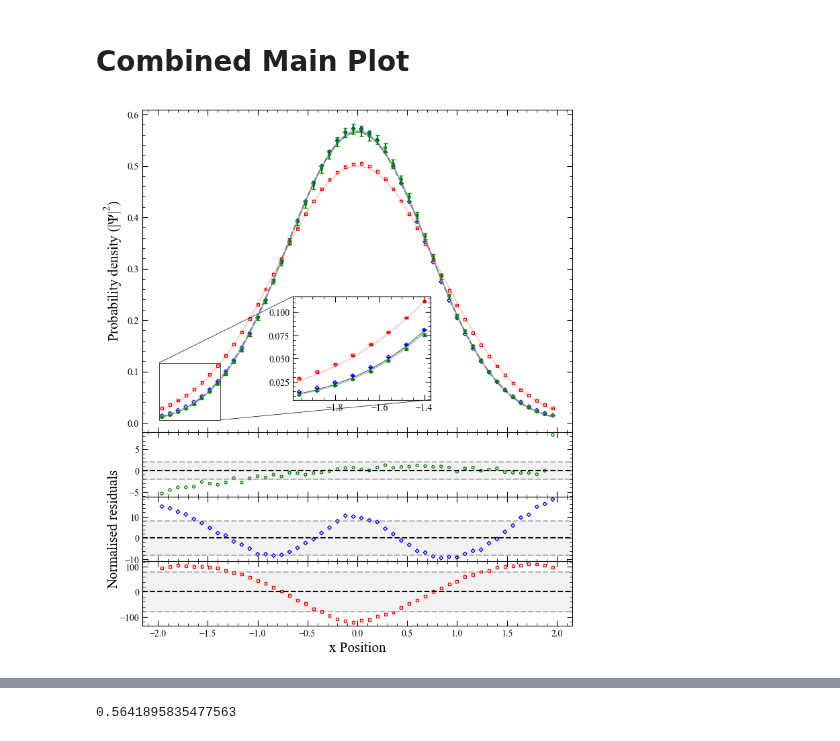
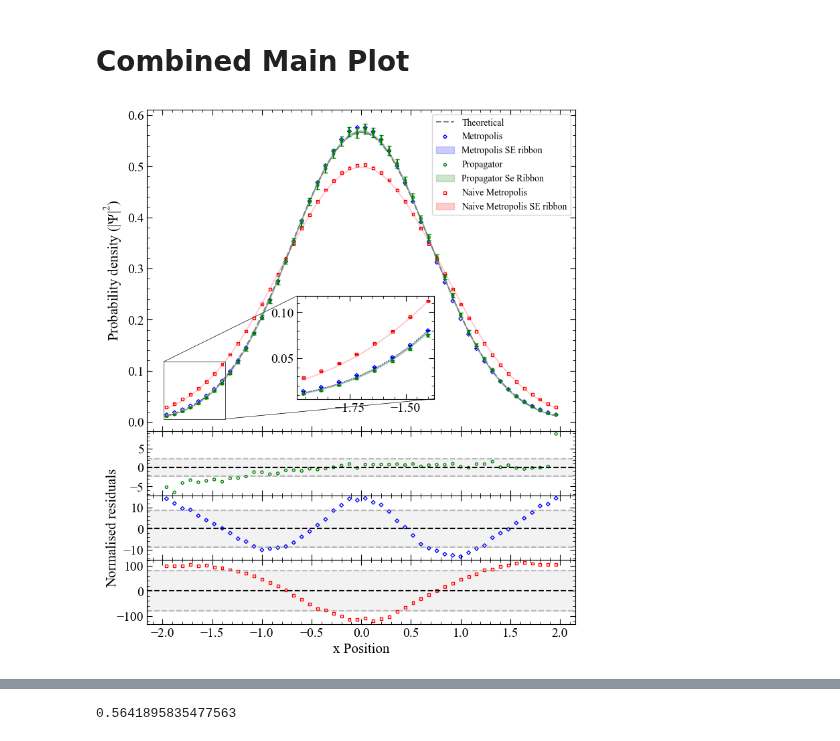
Before and after one commit to Sebastian426/Sebastian_Sloan_Computational_Physics, a Jupyter notebook: Results Figures.ipynb, the cells around one changed output, grey strips where cells are left out. Saved outputs shown, nothing was run; the diff lists cells and outputs as text; code cells hidden in the pictures.

Commit message:
Most Data analysis if not all is now complete

```diff
--- a/Results Figures.ipynb
+++ b/Results Figures.ipynb
@@ -1020,6 +1018,17 @@ plt.show()
 # %% [markdown]
 # Combined Main Plot
+# %%
+plt.rcParams.update({
+    "font.size": 16,        # Base font size
+    "axes.titlesize": 18,   # Title font size
+    "axes.labelsize": 16,   # Axis label size
+    "xtick.labelsize": 14,  # X tick labels
+    "ytick.labelsize": 14,  # Y tick labels
+    "legend.fontsize": 10,  # Legend font
+    "figure.titlesize": 20  # Figure title
+})
 # %%
+
 from mpl_toolkits.axes_grid1.inset_locator import mark_inset
 
 #combined plot
@@ -1045,40 +1054,23 @@ plt.plot(x_binned, pdf_analytic_binned, linestyle = "--", color = "grey", label
 #optimised
 plt.scatter(x_binned, pdf_binned_metrop, marker = "D", s = 8,color = "blue", facecolor = "none", label = "Metropolis")
 plt.errorbar(x_binned, pdf_binned_metrop, yerr= pdf_binned_metrop_err, linestyle = "none", color = "blue")
-plt.fill_between(x_binned, y_max_metrop_binned, y_min_metrop_binned, color = "blue", alpha = 0.2)
+plt.fill_between(x_binned, y_max_metrop_binned, y_min_metrop_binned, color = "blue", alpha = 0.2, label = "Metropolis SE ribbon")
 
 
 #propagator
 plt.scatter(x_binned, pdf_binned_prop, marker = "o", s = 8, color = "green", facecolor = "none", label = "Propagator")
 plt.errorbar(x_binned, pdf_binned_prop, yerr = pdf_binned_prop_err, linestyle = "none", color = "green", capsize = 2)
-plt.fill_between(x_binned, y_max_prop_binned, y_min_prop_binned, color = "green", alpha = 0.2, label = "Se Ribbon")
+plt.fill_between(x_binned, y_max_prop_binned, y_min_prop_binned, color = "green", alpha = 0.2, label = "Propagator Se Ribbon")
 
 
 #naive
 plt.scatter(x_binned, pdf_binned_metrop_B2, marker = "s", s = 8,color = "red", facecolor = "none", label = "Naive Metropolis")
 plt.errorbar(x_binned, pdf_binned_metrop_B2, yerr= pdf_binned_metrop_err_B2, linestyle = "none", color = "red")
-plt.fill_between(x_binned, y_max_metrop_binned_B2, y_min_metrop_binned_B2, color = "red", alpha = 0.2)
+plt.fill_between(x_binned, y_max_metrop_binned_B2, y_min_metrop_binned_B2, color = "red", alpha = 0.2, label = "Naive Metropolis SE ribbon")
 
 
 plt.ylabel(r"Probability density ($| \Psi |^2$)", fontsize=15)
-
-
-# #Inset for centre
-# start_index = 20
-# end_index = 30
-# inset = fig.add_axes([0.35, 0.1, 0.32, 0.32])
-#
-# mark_inset(plt2, inset, loc1=2, loc2=1, fc="none", ec="black", lw=0.5)
-#
-# inset.plot(x_binned[start_index:end_index],pdf_analytic_binned[start_index:end_index], color = 'black',linestyle = "--", linewidth = 0.5) #analytic
-#
-# inset.errorbar(x_binned[start_index:end_index], pdf_binned_metrop[start_index:end_index],yerr = pdf_binned_metrop_err[start_index:end_index], color = "blue", linestyle ='none', capsize = 2) #error bars
-# inset.scatter(x_binned[start_index:end_index], pdf_binned_metrop[start_index:end_index], s=8, color = 'blue', marker = "D", facecolor = "none") #data
-# inset.fill_between(x_binned[start_index:end_index],y_min_metrop_binned[start_index:end_index], y_max_metrop_binned[start_index:end_index], color = "blue", alpha = 0.2) #se ribbon
-#
-# inset.errorbar(x_binned[start_index:end_index], pdf_binned_prop[start_index:end_index],yerr = pdf_binned_prop_err[start_index:end_index], color = "green", linestyle ='none', capsize = 2) #error bars
-# inset.scatter(x_binned[start_index:end_index], pdf_binned_prop[start_index:end_index], s=8, color = 'green', marker = "o", facecolor = "none") #data
-# inset.fill_between(x_binned[start_index:end_index],y_min_prop_binned[start_index:end_index], y_max_prop_binned[start_index:end_index], color = "green", alpha = 0.2) #se ribbon
+plt.legend(loc = "upper right")
 
 #Inset for bottom left
 start_index = 0
@@ -1130,34 +1122,34 @@ plt.tick_params(which = 'major', length = 6, bottom = True, top = True, left = T
 plt.tick_params(which = 'minor', length = 3, bottom = True, top = True, left = True, right = True, direction = 'in')
 
 rp2.axhline(0, color = 'black', linestyle = '--')
 rp2.axhline(np.std(binned_metropolis_residuals_normalised), color = 'grey', linestyle = '--',alpha = 0.5)
 rp2.axhline(-np.std(binned_metropolis_residuals_normalised), color = 'grey', linestyle = '--',alpha = 0.5)
 rp2.axhspan(-np.std(binned_metropolis_residuals_normalised), np.std(binned_metropolis_residuals_normalised), color='grey', alpha=0.1)
 
 plt.ylabel("Normalised residuals",fontsize=15)
 
 plt.scatter(x_binned, binned_metropolis_residuals_normalised, marker = "D", s = 8,color = "blue", facecolor = "none")
 
 #residual plot 3
 rp2 = fig.add_axes(([0,-0.6,1,0.2]))
 
 plt.minorticks_on()
 plt.tick_params(which = 'major', length = 6, bottom = True, top = True, left = True, right = True, direction = 'in')
 plt.tick_params(which = 'minor', length = 3, bottom = True, top = True, left = True, right = True, direction = 'in')
 
 rp2.axhline(0, color = 'black', linestyle = '--')
 rp2.axhline(np.std(binned_metropolis_residuals_normalised_B2), color = 'grey', linestyle = '--',alpha = 0.5)
 rp2.axhline(-np.std(binned_metropolis_residuals_normalised_B2), color = 'grey', linestyle = '--',alpha = 0.5)
 rp2.axhspan(-np.std(binned_metropolis_residuals_normalised_B2), np.std(binned_metropolis_residuals_normalised_B2), color='grey', alpha=0.1)
 
 plt.scatter(x_binned, binned_metropolis_residuals_normalised_B2, marker = "s", s = 8,color = "red", facecolor = "none")
 
 plt.xlabel("x Position", fontsize=15)
 
 plt.savefig(pc_savepath_main_results_combined, bbox_inches = 'tight')
 plt.show()
 # %% [output]
-[figure, old version]
+[figure, new version]
 # %%
 i_099 = np.searchsorted(x_centres, 0.99)
 i_101 = np.searchsorted(x_centres, 1.01)
```
Also changed, not shown: parts of 17 cells of this notebook, 4 other files.
